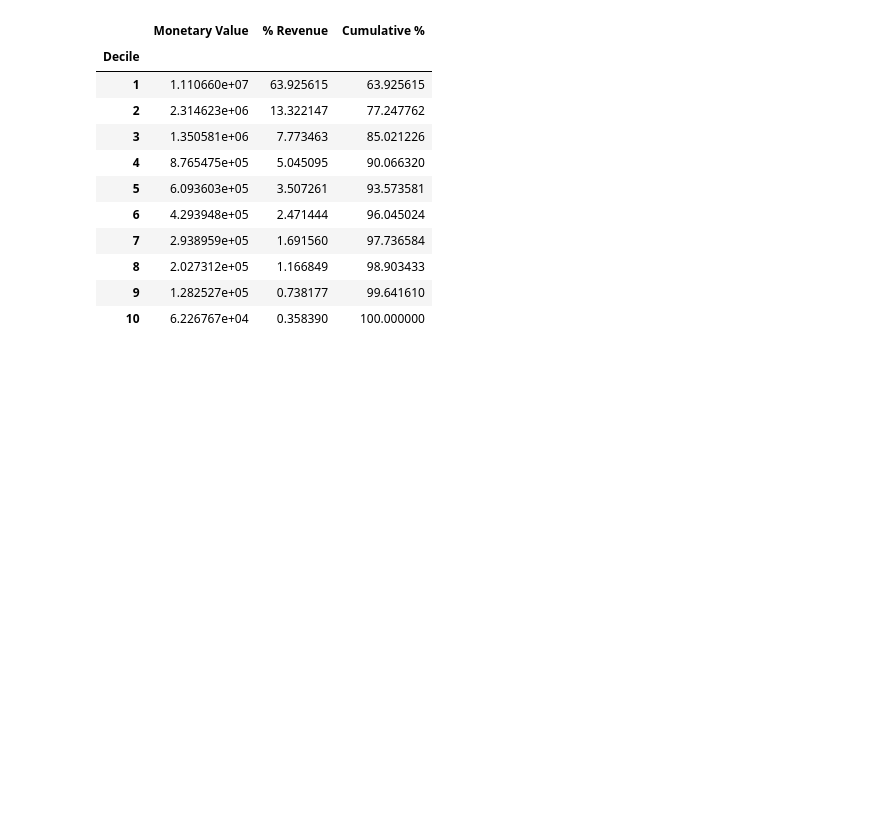
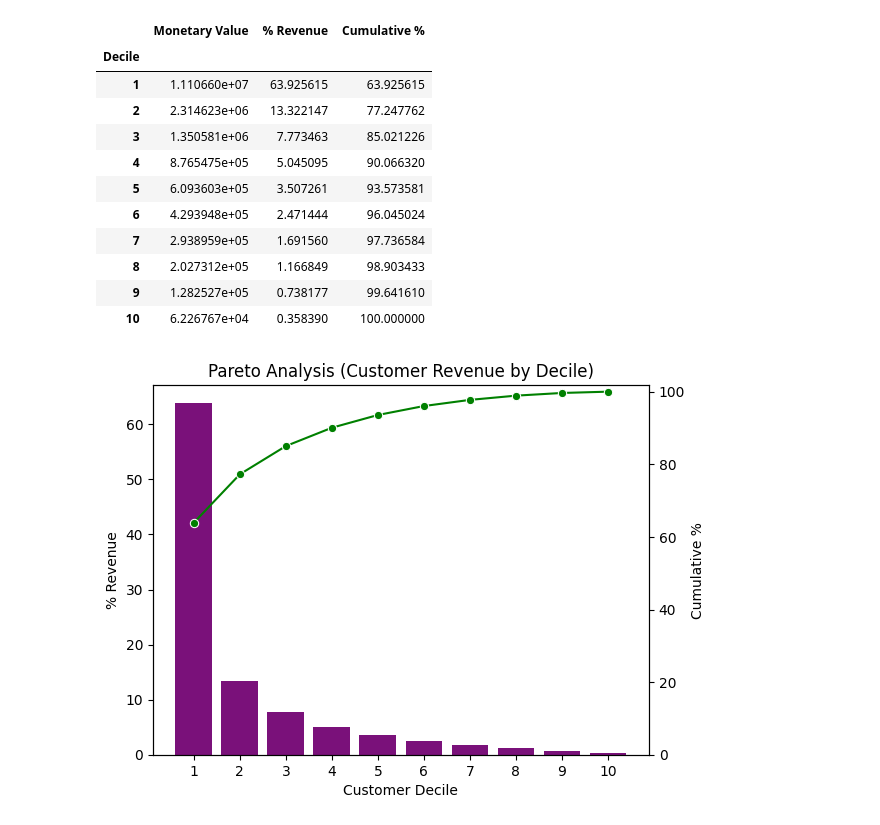
Before and after one commit to AmaKings9/online-retail-customer-analysis, a Jupyter notebook: notebooks/03_eda.ipynb, the cells around one changed output. Saved outputs shown, nothing was run; the diff lists cells and outputs as text; code cells hidden in the pictures; blank space fills up the shorter version.

Commit message:
Add customer concentration pareto diagram

```diff
--- a/notebooks/03_eda.ipynb
+++ b/notebooks/03_eda.ipynb
@@ -458,3 +458,21 @@ pareto_monetary_summary
 | 8 | 2.027312e+05 | 1.166849 | 98.903433 |
 | 9 | 1.282527e+05 | 0.738177 | 99.641610 |
 | 10 | 6.226767e+04 | 0.358390 | 100.000000 |
+# %%
+x_pos = range(len(pareto_monetary_summary))
+
+fig, ax1 = plt.subplots()
+
+sns.barplot(x=pareto_monetary_summary.index, y=pareto_monetary_summary['% Revenue'], color="darkmagenta", ax=ax1)
+ax1.set_title("Pareto Analysis (Customer Revenue by Decile)")
+ax1.set_xlabel("Customer Decile")
+ax1.set_ylabel("% Revenue")
+
+ax2 = ax1.twinx()
+sns.lineplot(x=x_pos, y=pareto_monetary_summary['Cumulative %'], marker='o', color="green", ax=ax2)
+ax2.set_ylim(bottom=0)
+ax2.set_ylabel("Cumulative %")
+
+plt.show()
+# %% [output]
+[figure, added]
```
